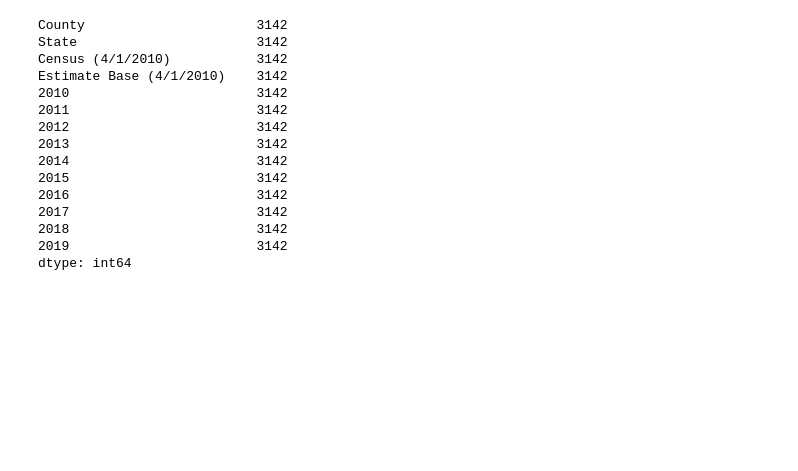
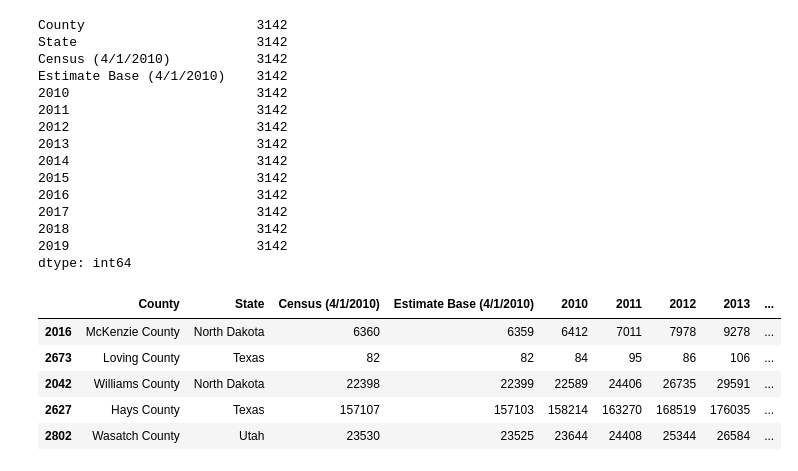
Before and after one commit to rls1316/project-one, a Jupyter notebook: Population_Analysis/pop_analysis.ipynb, the cells around one changed output. Cells and saved outputs as stored; diff of their text form; code cells hidden in the pictures; blank space fills up the shorter version.

```diff
--- a/Population_Analysis/pop_analysis.ipynb
+++ b/Population_Analysis/pop_analysis.ipynb
@@ -33,6 +33,27 @@ Estimate Base (4/1/2010)    3142
 2018                        3142
 2019                        3142
 dtype: int64
+# %%
+#Calculate the % difference by County and add to DF with format
+Pct_Growth = (((Population_Data['2019']) - Population_Data['Estimate Base (4/1/2010)'])/Population_Data['Estimate Base (4/1/2010)']) * 100
+Population_Data["Pct Growth"] = Pct_Growth
+
+#Sort DF by highest Pct of Growth
+Population_Data.sort_values(by = ["Pct Growth"], inplace = True, ascending = False)
+
+#Add formatting to the Pct Growth
+Population_Data["Pct Growth"] = Population_Data["Pct Growth"].map('{:.2f}%'.format)
+
+Population_Data['State'] = Population_Data['State']
+
+Population_Data.head()
+# %% [output]
+|  | County | State | Census (4/1/2010) | Estimate Base (4/1/2010) | 2010 | 2011 | 2012 | 2013 | ... |
+| 2016 | McKenzie County | North Dakota | 6360 | 6359 | 6412 | 7011 | 7978 | 9278 | ... |
+| 2673 | Loving County | Texas | 82 | 82 | 84 | 95 | 86 | 106 | ... |
+| 2042 | Williams County | North Dakota | 22398 | 22399 | 22589 | 24406 | 26735 | 29591 | ... |
+| 2627 | Hays County | Texas | 157107 | 157103 | 158214 | 163270 | 168519 | 176035 | ... |
+| 2802 | Wasatch County | Utah | 23530 | 23525 | 23644 | 24408 | 25344 | 26584 | ... |
 # %%
 #Consolidate the data to State level totals for each year
 State_Population_Data = Population_Data.groupby(['State']).sum()
```
Also changed, not shown: parts of 17 cells of this notebook.
